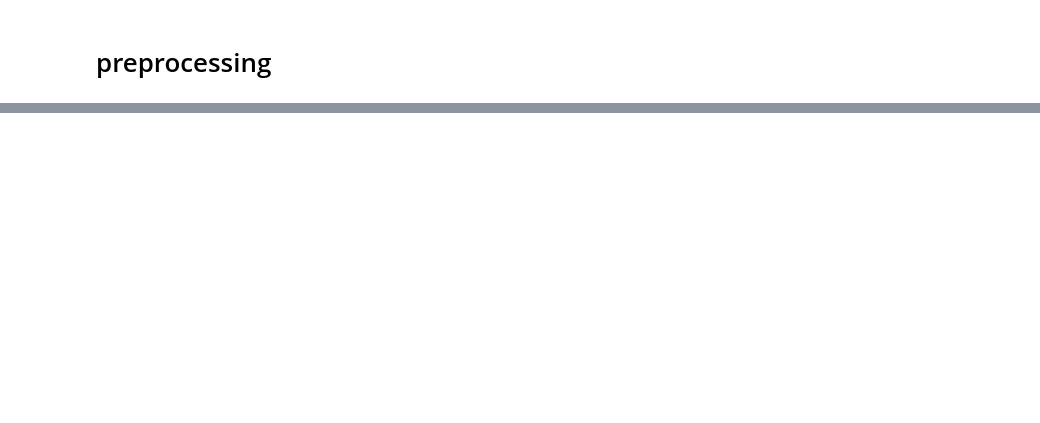
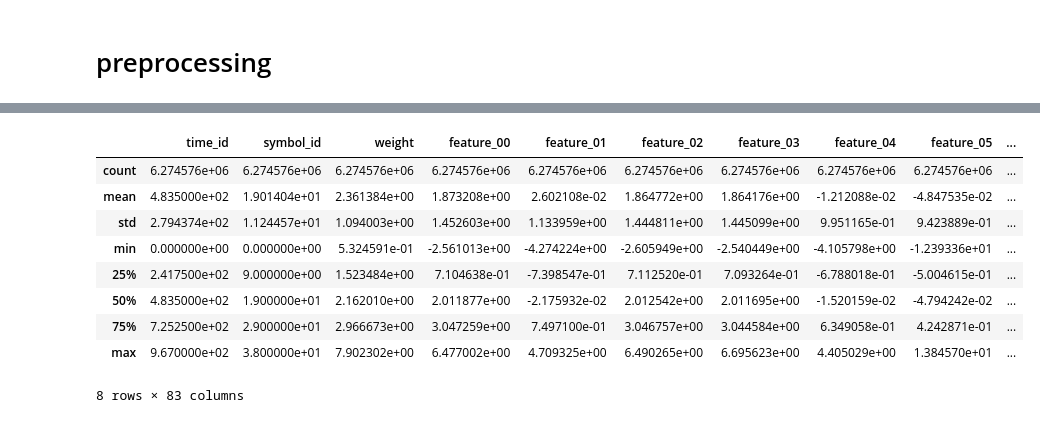
Before and after one commit to vincent05r/stock_data, a Jupyter notebook: janst_dataset.ipynb, the cells around one changed output, grey strips where cells are left out. Drawn from its saved outputs; the diff is of its cells as text; code cells hidden in the pictures; blank space fills up the shorter version.

```diff
--- a/janst_dataset.ipynb
+++ b/janst_dataset.ipynb
@@ -48,3 +30,16 @@ df = pd.read_parquet(r"janestreet\combined_train_raw.parquet", engine='pyarrow')
+# %%
+df.describe()
+# %% [output]
+|  | time_id | symbol_id | weight | feature_00 | feature_01 | feature_02 | feature_03 | feature_04 | feature_05 | ... |
+| count | 6.274576e+06 | 6.274576e+06 | 6.274576e+06 | 6.274576e+06 | 6.274576e+06 | 6.274576e+06 | 6.274576e+06 | 6.274576e+06 | 6.274576e+06 | ... |
+| mean | 4.835000e+02 | 1.901404e+01 | 2.361384e+00 | 1.873208e+00 | 2.602108e-02 | 1.864772e+00 | 1.864176e+00 | -1.212088e-02 | -4.847535e-02 | ... |
+| std | 2.794374e+02 | 1.124457e+01 | 1.094003e+00 | 1.452603e+00 | 1.133959e+00 | 1.444811e+00 | 1.445099e+00 | 9.951165e-01 | 9.423889e-01 | ... |
+| min | 0.000000e+00 | 0.000000e+00 | 5.324591e-01 | -2.561013e+00 | -4.274224e+00 | -2.605949e+00 | -2.540449e+00 | -4.105798e+00 | -1.239336e+01 | ... |
+| 25% | 2.417500e+02 | 9.000000e+00 | 1.523484e+00 | 7.104638e-01 | -7.398547e-01 | 7.112520e-01 | 7.093264e-01 | -6.788018e-01 | -5.004615e-01 | ... |
+| 50% | 4.835000e+02 | 1.900000e+01 | 2.162010e+00 | 2.011877e+00 | -2.175932e-02 | 2.012542e+00 | 2.011695e+00 | -1.520159e-02 | -4.794242e-02 | ... |
+| 75% | 7.252500e+02 | 2.900000e+01 | 2.966673e+00 | 3.047259e+00 | 7.497100e-01 | 3.046757e+00 | 3.044584e+00 | 6.349058e-01 | 4.242871e-01 | ... |
+| max | 9.670000e+02 | 3.800000e+01 | 7.902302e+00 | 6.477002e+00 | 4.709325e+00 | 6.490265e+00 | 6.695623e+00 | 4.405029e+00 | 1.384570e+01 | ... |
+8 rows × 83 columns
 # %%
 df.head()
 # %% [output]
```
Also changed, not shown: parts of 13 cells of this notebook.
